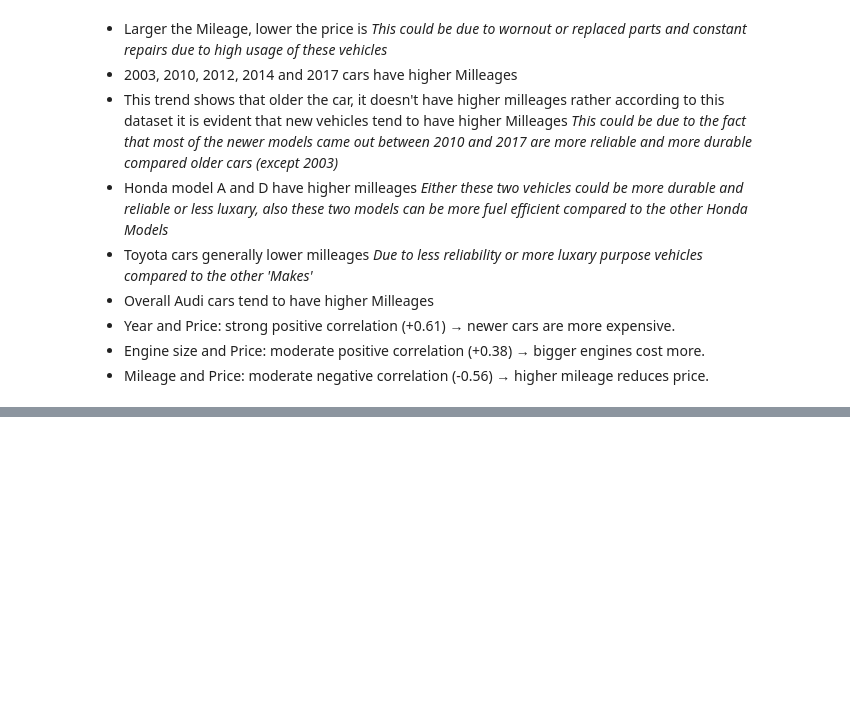
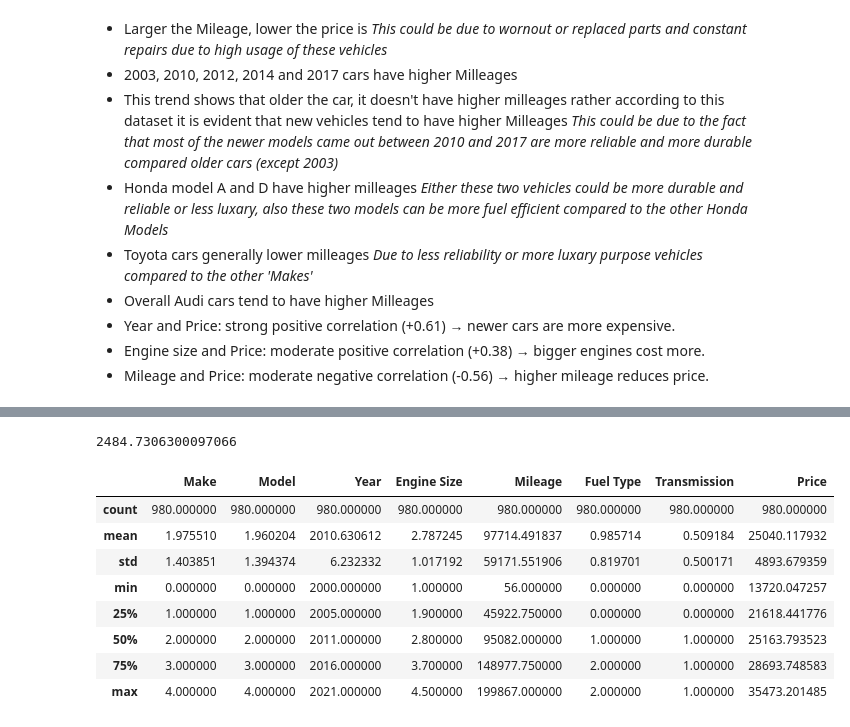
Before and after one commit to MigaraJayasuriya/Used-Car-price-prediction-using-Machine-Learning, a Jupyter notebook: exploratory-data-analysis-on-used-car-prices.ipynb, the cells around one changed output, grey strips where cells are left out. Saved outputs shown, nothing was run; the diff lists cells and outputs as text; code cells hidden in the pictures; blank space fills up the shorter version.

```diff
--- a/exploratory-data-analysis-on-used-car-prices.ipynb
+++ b/exploratory-data-analysis-on-used-car-prices.ipynb
@@ -482,0 +528,11 @@ plt.show()
+# %%
+# Encoding Categorical values into numerical data
+
+from sklearn.preprocessing import LabelEncoder
+
+cat_cols = ['Make', 'Model', 'Fuel Type', 'Transmission']
+
+le = LabelEncoder()
+
+for col in cat_cols:
+    df[col] = le.fit_transform(df[col])
@@ -482,0 +592,19 @@ plt.show()
+# %%
+# Root Mean Squared Error (RMSE) Calculation
+
+rmse = np.sqrt(MSE(y_test, y_pred))
+print(rmse)
+# %% [output]
+2484.7306300097066
+# %%
+df.describe()
+# %% [output]
+|  | Make | Model | Year | Engine Size | Mileage | Fuel Type | Transmission | Price |
+| count | 980.000000 | 980.000000 | 980.000000 | 980.000000 | 980.000000 | 980.000000 | 980.000000 | 980.000000 |
+| mean | 1.975510 | 1.960204 | 2010.630612 | 2.787245 | 97714.491837 | 0.985714 | 0.509184 | 25040.117932 |
+| std | 1.403851 | 1.394374 | 6.232332 | 1.017192 | 59171.551906 | 0.819701 | 0.500171 | 4893.679359 |
+| min | 0.000000 | 0.000000 | 2000.000000 | 1.000000 | 56.000000 | 0.000000 | 0.000000 | 13720.047257 |
+| 25% | 1.000000 | 1.000000 | 2005.000000 | 1.900000 | 45922.750000 | 0.000000 | 0.000000 | 21618.441776 |
+| 50% | 2.000000 | 2.000000 | 2011.000000 | 2.800000 | 95082.000000 | 1.000000 | 1.000000 | 25163.793523 |
+| 75% | 3.000000 | 3.000000 | 2016.000000 | 3.700000 | 148977.750000 | 2.000000 | 1.000000 | 28693.748583 |
+| max | 4.000000 | 4.000000 | 2021.000000 | 4.500000 | 199867.000000 | 2.000000 | 1.000000 | 35473.201485 |
```
Also changed, not shown: parts of 23 cells of this notebook.
